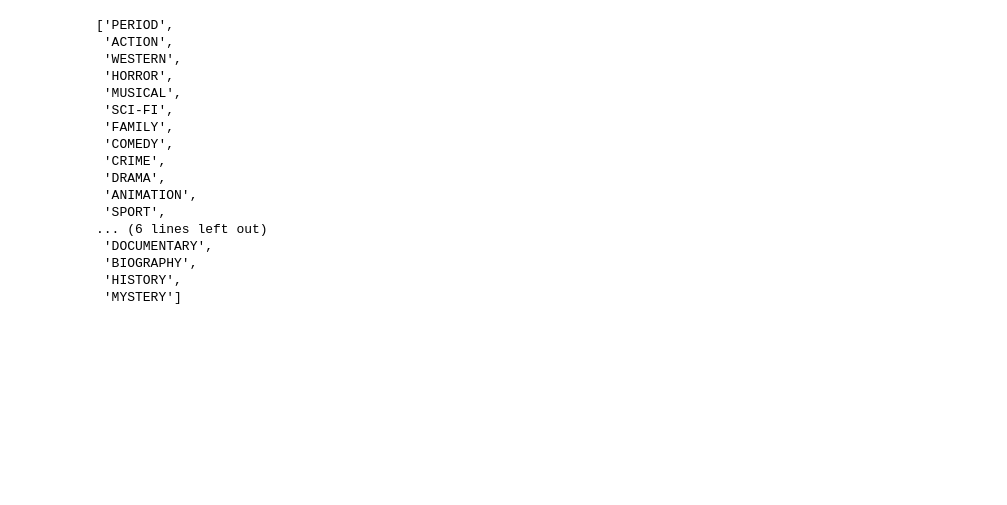
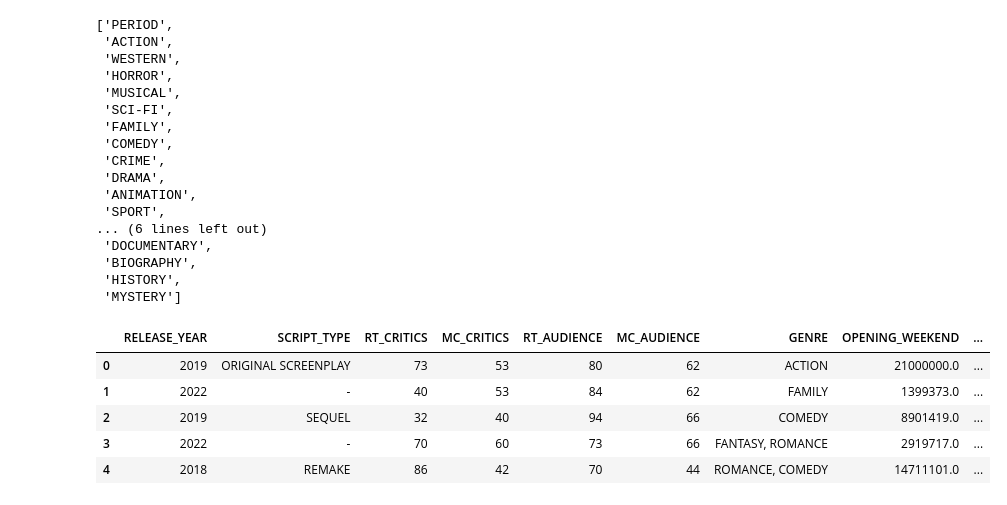
Before and after one commit to NikosGour/Data-Mining-Assignment, a Jupyter notebook: report.ipynb, the cells around one changed output. Saved outputs shown, nothing was run; the diff lists cells and outputs as text; code cells hidden in the pictures; blank space fills up the shorter version.

```diff
--- a/report.ipynb
+++ b/report.ipynb
@@ -1233,6 +1407,9 @@ anon_df.head()
 # %%
 # In addition to the columns we dropped on the preprocessing part, we also drop `ID` and `Film` because they are not needed
 anon_df.drop(columns=['Average critics ', 'Rotten Tomatoes vs Metacritic  deviance',
-       'Average audience ', 'Audience vs Critics deviance ','Opening weekend ($million)','Domestic gross ($million)',
-       'Foreign Gross ($million)','Worldwide Gross ($million)', ' of Gross earned abroad', ' Budget recovered',' Budget recovered opening weekend','Primary Genre','Distributor','ID','Film'],inplace=True)
+                      'Average audience ', 'Audience vs Critics deviance ', 'Opening weekend ($million)',
+                      'Domestic gross ($million)',
+                      'Foreign Gross ($million)', 'Worldwide Gross ($million)', ' of Gross earned abroad',
+                      ' Budget recovered', ' Budget recovered opening weekend', 'Primary Genre', 'Distributor', 'ID',
+                      'Film'], inplace=True)
 # %%
@@ -1399,8 +1574,9 @@ get_unique_script_types(anon_df)
 # %%
+# Get all the script-types that the model was trained on
 script_types = []
 for col in df.columns:
     if col.startswith("SCRIPT_"):
-        script_types.append(col.split('_')[1])
+        script_types.append(col[7:])
 
 script_types
 # %% [output]
@@ -1436,3 +1613,19 @@ genres
  'BIOGRAPHY',
  'HISTORY',
  'MYSTERY']
+# %%
+# Fix the categorical column Script_Type of the anonymous dataset
+anon_df[["SCRIPT_"+script for script in script_types]] = False
+for index,row in anon_df.iterrows():
+    for anon_script in row['SCRIPT_TYPE'].strip().rstrip(',').split(','):
+        anon_script = anon_script.strip().replace(' ','_')
+        if anon_script in script_types:
+            anon_df.loc[index,"SCRIPT_"+anon_script] = True
+anon_df.head()
+# %% [output]
+|  | RELEASE_YEAR | SCRIPT_TYPE | RT_CRITICS | MC_CRITICS | RT_AUDIENCE | MC_AUDIENCE | GENRE | OPENING_WEEKEND | ... |
+| 0 | 2019 | ORIGINAL SCREENPLAY | 73 | 53 | 80 | 62 | ACTION | 21000000.0 | ... |
+| 1 | 2022 | - | 40 | 53 | 84 | 62 | FAMILY | 1399373.0 | ... |
+| 2 | 2019 | SEQUEL | 32 | 40 | 94 | 66 | COMEDY | 8901419.0 | ... |
+| 3 | 2022 | - | 70 | 60 | 73 | 66 | FANTASY, ROMANCE | 2919717.0 | ... |
+| 4 | 2018 | REMAKE | 86 | 42 | 70 | 44 | ROMANCE, COMEDY | 14711101.0 | ... |
```
Also changed, not shown: parts of 42 cells of this notebook, 1 other file.
